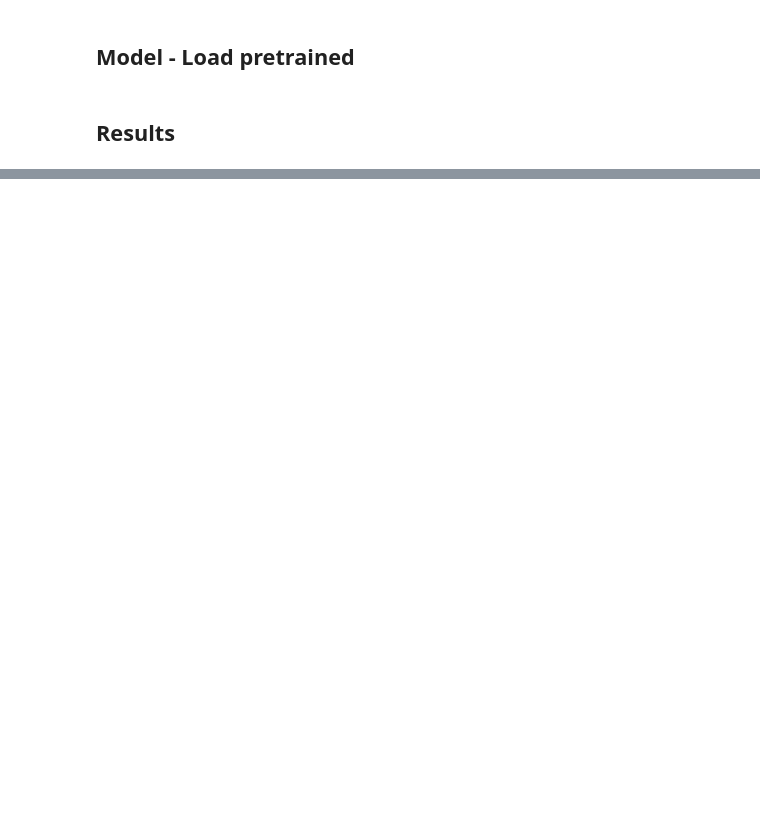
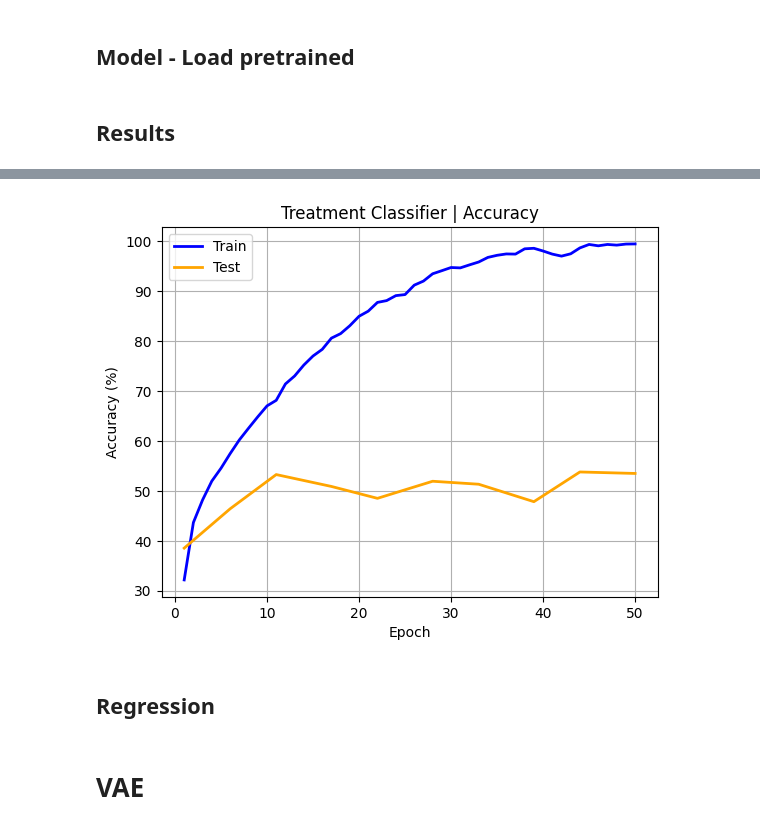
Before and after one commit to RasmusML/DiffCell, a Jupyter notebook: playground.ipynb, the cells around one changed output, grey strips where cells are left out. Drawn from its saved outputs; the diff is of its cells as text; code cells hidden in the pictures; blank space fills up the shorter version.

```diff
--- a/playground.ipynb
+++ b/playground.ipynb
@@ -118,0 +413,8 @@ plot_image(epoch_images[-1][0])
+# %%
+classifier_training_data = load_dict("results/MOA_Classifier/train_results.pkl")
+# %%
+plot_treatment_classifier_accuracy(classifier_training_data)
+# %% [output]
+[figure, added]
+# %% [markdown]
+## Regression
@@ -118,0 +563,2 @@ plot_image(epoch_images[-1][0])
+# %% [markdown]
+# VAE
```
Also changed, not shown: parts of 34 cells of this notebook, 3 other files.
